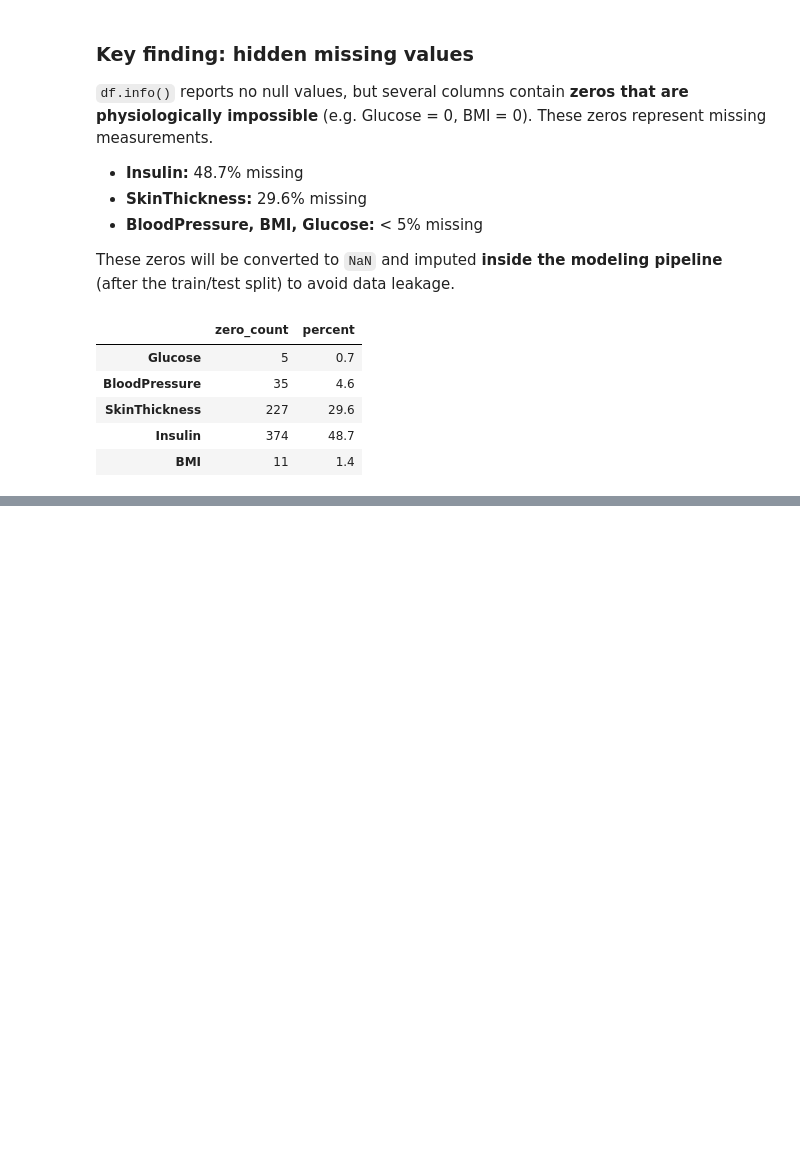
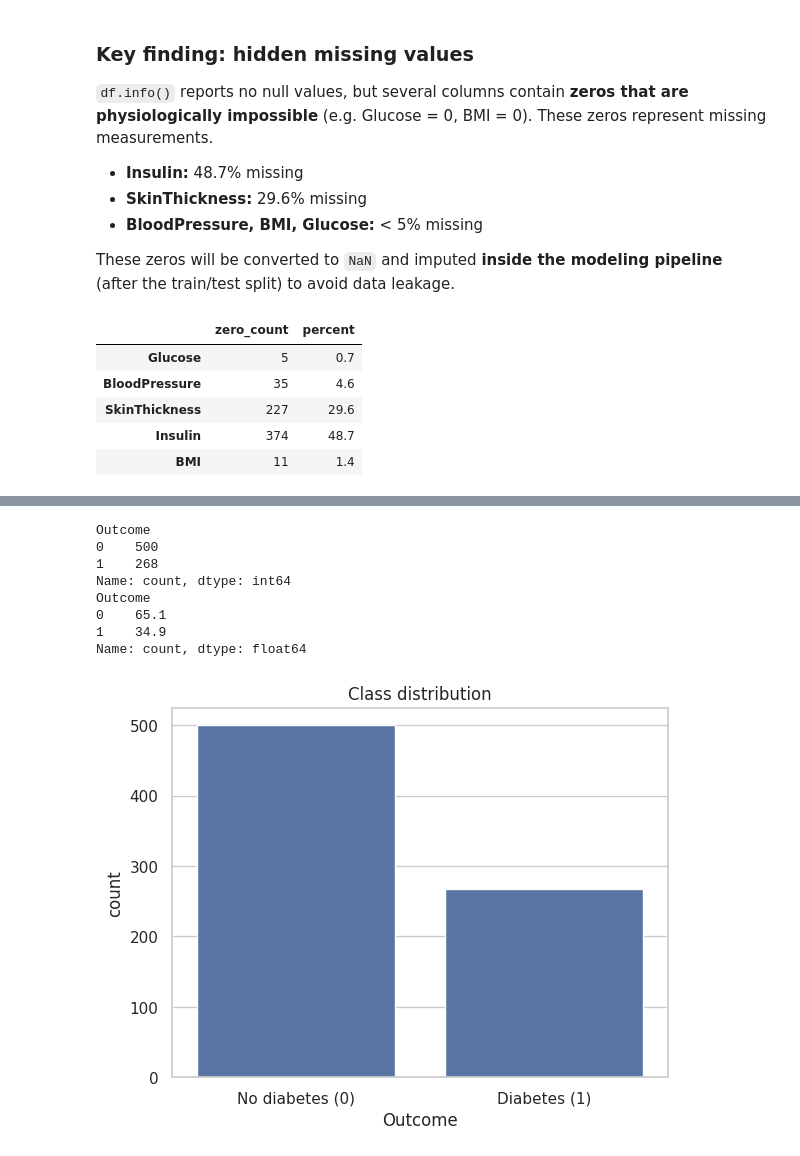
Before and after one commit to Koroush-Mashayekh/diabetes-risk-prediction, a Jupyter notebook: notebooks/01_eda.ipynb, the cells around one changed output, grey strips where cells are left out. Saved outputs shown, nothing was run; the diff lists cells and outputs as text; code cells hidden in the pictures; blank space fills up the shorter version.

Commit message:
EDA: target and feature distributions

```diff
--- a/notebooks/01_eda.ipynb
+++ b/notebooks/01_eda.ipynb
@@ -75,0 +94,24 @@ pd.DataFrame({"zero_count" : zero_counts , "percent": zero_percent})
+# %%
+import matplotlib.pyplot as plt
+import seaborn as sns
+
+sns.set_theme(style = "whitegrid")
+counts = df["Outcome"].value_counts()
+
+print (counts)
+print((counts/len(df) * 100).round(1))
+
+ax = sns.countplot(data=df, x="Outcome")
+ax.set_xticks([0, 1], labels=["No diabetes (0)", "Diabetes (1)"])
+ax.set_title("Class distribution")
+plt.show()
+# %% [output]
+Outcome
+0    500
+1    268
+Name: count, dtype: int64
+Outcome
+0    65.1
+1    34.9
+Name: count, dtype: float64
+[figure, added]
```
Also changed, not shown: parts of 6 cells of this notebook.
